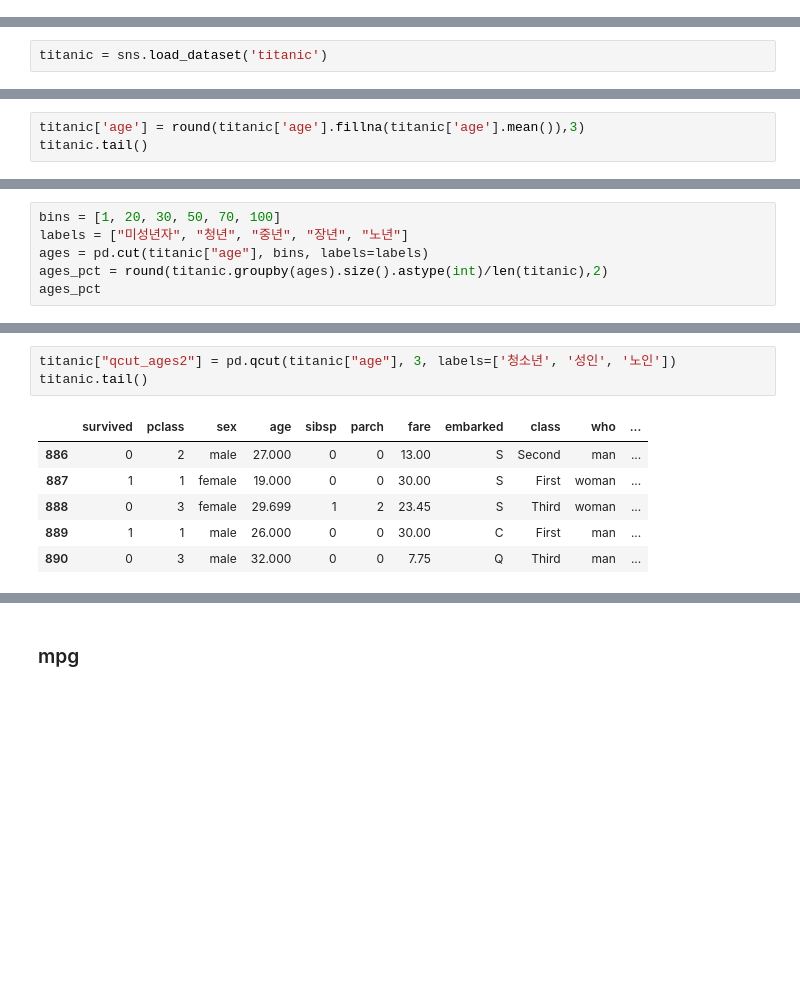
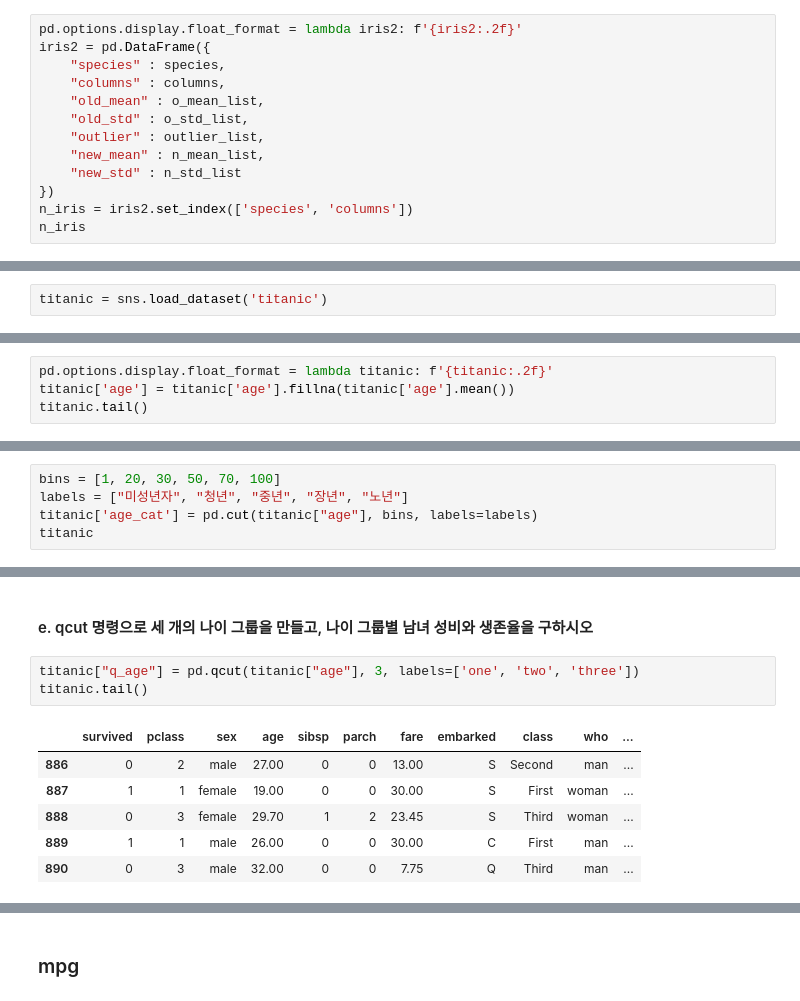
Before and after one commit to yeonhaneul/Data-Analysis-2020, a Jupyter notebook: 03.Pandas/1111_연습문제.ipynb, the cells around one changed output, grey strips where cells are left out. Saved outputs shown, nothing was run; the diff lists cells and outputs as text; blank space fills up the shorter version.

```diff
--- a/03.Pandas/1111_연습문제.ipynb
+++ b/03.Pandas/1111_연습문제.ipynb
@@ -130,0 +55,13 @@ dtype: float64
+# %%
+pd.options.display.float_format = lambda iris2: f'{iris2:.2f}'
+iris2 = pd.DataFrame({
+    "species" : species,
+    "columns" : columns,
+    "old_mean" : o_mean_list,
+    "old_std" : o_std_list,
+    "outlier" : outlier_list,
+    "new_mean" : n_mean_list,
+    "new_std" : n_std_list
+})
+n_iris = iris2.set_index(['species', 'columns'])
+n_iris
@@ -161,5 +113,6 @@ titanic.tail()
 # %%
-titanic['age'] = round(titanic['age'].fillna(titanic['age'].mean()),3)
+pd.options.display.float_format = lambda titanic: f'{titanic:.2f}'
+titanic['age'] = titanic['age'].fillna(titanic['age'].mean())
 titanic.tail()
 # %% [output]
 |  | survived | pclass | sex | age | sibsp | parch | fare | embarked | class | who | ... |
@@ -204,7 +154,6 @@ dtype: float64
 # %%
 bins = [1, 20, 30, 50, 70, 100]
 labels = ["미성년자", "청년", "중년", "장년", "노년"]
-ages = pd.cut(titanic["age"], bins, labels=labels)
-ages_pct = round(titanic.groupby(ages).size().astype(int)/len(titanic),2)
-ages_pct
+titanic['age_cat'] = pd.cut(titanic["age"], bins, labels=labels)
+titanic
 # %% [output]
@@ -220,10 +183,12 @@ dtype: float64
+# %% [markdown]
+#### e. qcut 명령으로 세 개의 나이 그룹을 만들고, 나이 그룹별 남녀 성비와 생존율을 구하시오
 # %%
-titanic["qcut_ages2"] = pd.qcut(titanic["age"], 3, labels=['청소년', '성인', '노인'])
+titanic["q_age"] = pd.qcut(titanic["age"], 3, labels=['one', 'two', 'three'])
 titanic.tail()
 # %% [output]
 |  | survived | pclass | sex | age | sibsp | parch | fare | embarked | class | who | ... |
-| 886 | 0 | 2 | male | 27.000 | 0 | 0 | 13.00 | S | Second | man | ... |
-| 887 | 1 | 1 | female | 19.000 | 0 | 0 | 30.00 | S | First | woman | ... |
-| 888 | 0 | 3 | female | 29.699 | 1 | 2 | 23.45 | S | Third | woman | ... |
-| 889 | 1 | 1 | male | 26.000 | 0 | 0 | 30.00 | C | First | man | ... |
-| 890 | 0 | 3 | male | 32.000 | 0 | 0 | 7.75 | Q | Third | man | ... |
+| 886 | 0 | 2 | male | 27.00 | 0 | 0 | 13.00 | S | Second | man | ... |
+| 887 | 1 | 1 | female | 19.00 | 0 | 0 | 30.00 | S | First | woman | ... |
+| 888 | 0 | 3 | female | 29.70 | 1 | 2 | 23.45 | S | Third | woman | ... |
+| 889 | 1 | 1 | male | 26.00 | 0 | 0 | 30.00 | C | First | man | ... |
+| 890 | 0 | 3 | male | 32.00 | 0 | 0 | 7.75 | Q | Third | man | ... |
```
Also changed, not shown: parts of 54 cells of this notebook, 1 other file.
